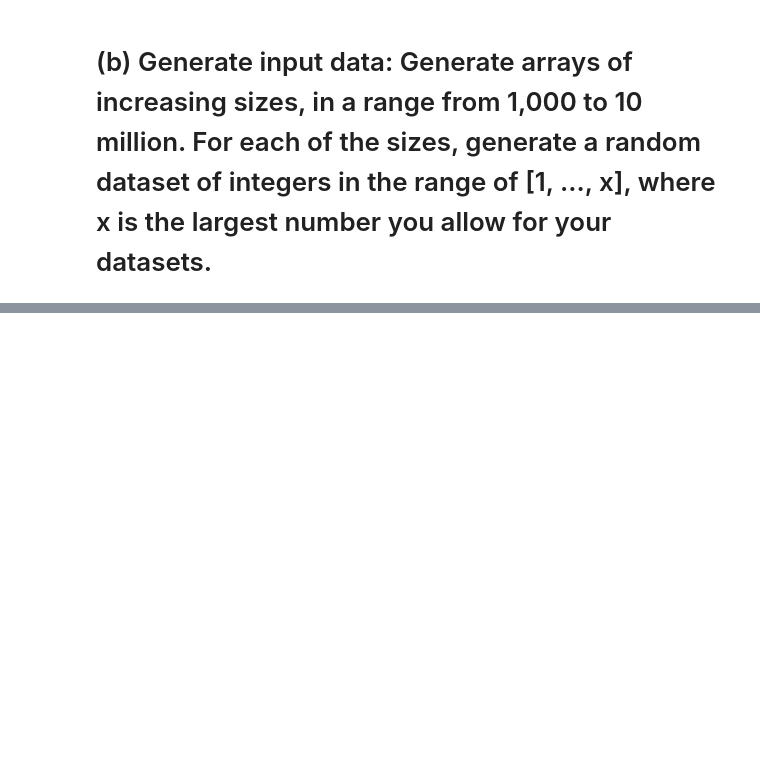
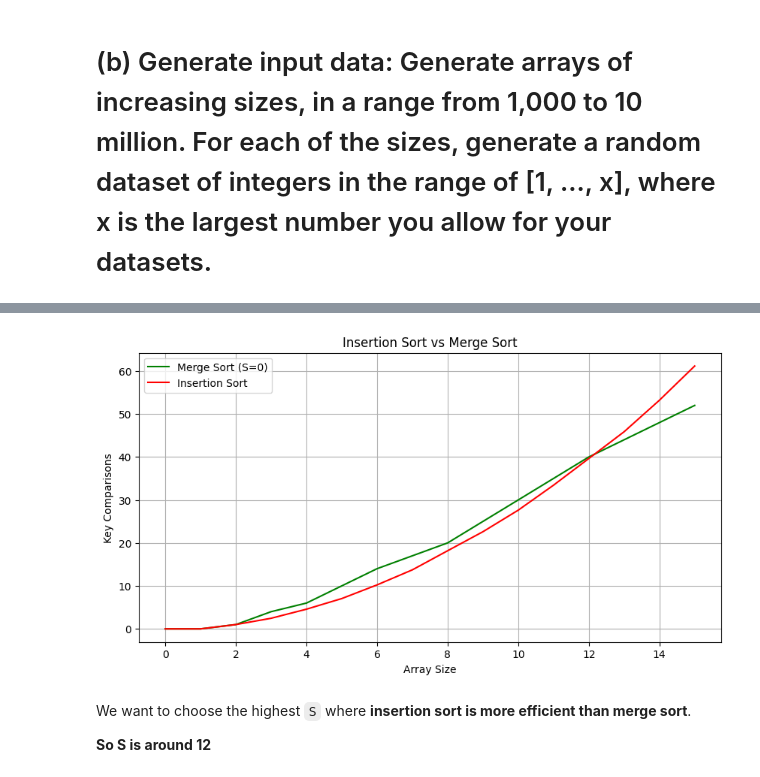
Before and after one commit to Acrylic125/sc2001-lab, a Jupyter notebook: lab1/sorting.ipynb, the cells around one changed output, grey strips where cells are left out. Saved outputs shown, nothing was run; the diff lists cells and outputs as text; code cells hidden in the pictures; blank space fills up the shorter version.

```diff
--- a/lab1/sorting.ipynb
+++ b/lab1/sorting.ipynb
@@ -147,0 +263,64 @@ for i in range(100_000, 1_000_000, 100_000):
+# %%
+examples_per_size = 1000
+analysis_dataset = []
+MAX = 1000000
+for size in range(0, 16):
+    examples = []
+    for _ in range(examples_per_size):
+        examples.append([
+            random.randint(1, size) for _ in range(size)
+        ])
+    analysis_dataset.append({
+        "size": size,
+        "examples": examples
+    })
+
+find_s_tests = [
+    {
+        "label": "Merge Sort (S=0)",
+        "sort_function": lambda arr: hybrid_merge_sort(arr, 0),
+        "color": "green",
+        "X": [],
+        "Y": [],
+    },
+    {
+        "label": "Insertion Sort",
+        "sort_function": lambda arr: insertion_sort(arr),
+        "color": "red",
+        "X": [],
+        "Y": [],
+    },
+]
+
+for dataset in analysis_dataset:
+    tally_comparisons = [0 for i in range(len(tests))]
+
+    size = dataset['size']
+    examples = dataset['examples']
+    for example in examples:
+        for i, test in enumerate(find_s_tests):
+            sorted_arr, comparisons = test['sort_function'](example)
+            tally_comparisons[i] += comparisons
+
+    for i, test in enumerate(find_s_tests):
+        test['X'].append(size)
+        test['Y'].append(tally_comparisons[i] / len(examples))
+
+# Plot the results
+plt.figure(figsize=(10, 5))
+
+for test in find_s_tests:
+    plt.plot(test['X'], test['Y'], label=test['label'], color=test['color'])
+
+plt.grid(True)
+plt.xlabel('Array Size')
+plt.ylabel('Key Comparisons')
+plt.title('Insertion Sort vs Merge Sort')
+plt.legend()
+plt.show()
+# %% [output]
+[figure, added]
+# %% [markdown]
+We want to choose the highest `S` where **insertion sort is more efficient than merge sort**.
+
+**So S is around 12**
```
Also changed, not shown: parts of 18 cells of this notebook.
